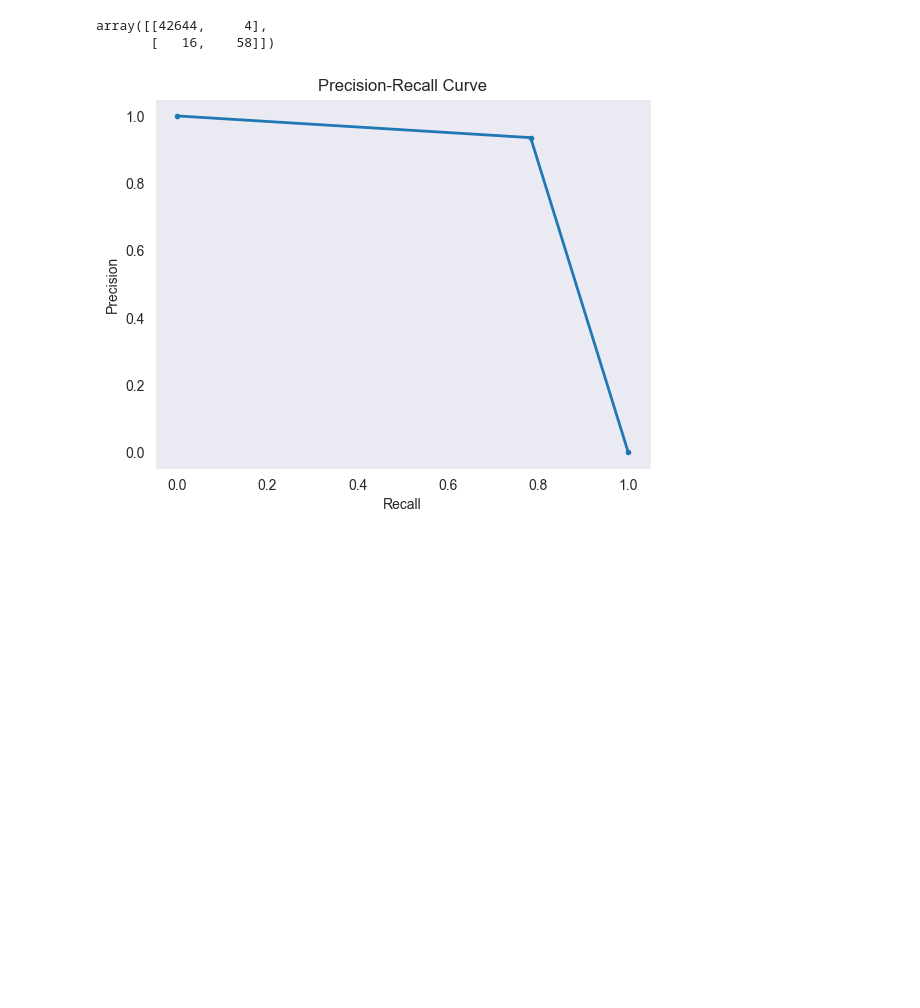
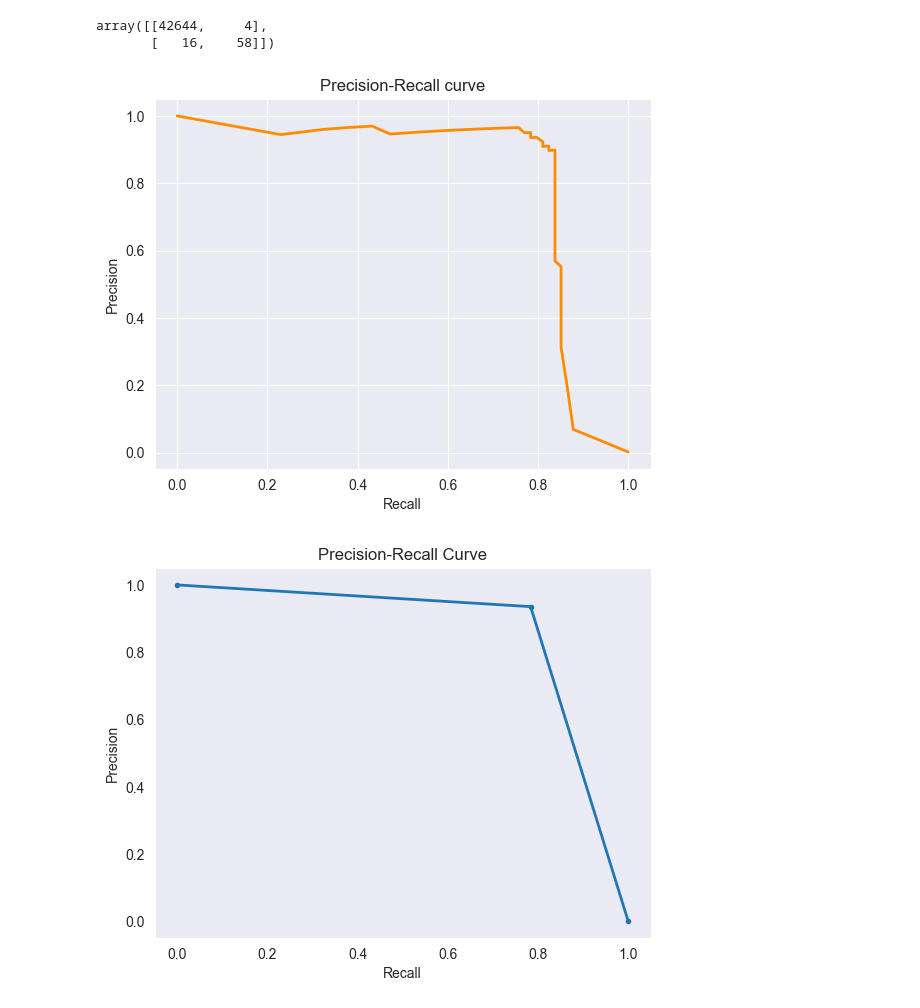
Before and after one commit to lukaszykw/IntroductionToMachineLearning-Project1, a Jupyter notebook: budowa_krok_3_4.ipynb, the cells around one changed output. Saved outputs shown, nothing was run; the diff lists cells and outputs as text; code cells hidden in the pictures; blank space fills up the shorter version.

```diff
--- a/budowa_krok_3_4.ipynb
+++ b/budowa_krok_3_4.ipynb
@@ -708,6 +722,10 @@ confusion_matrix(y_test, y_pred)
 # %% [output]
 array([[42644,     4],
        [   16,    58]])
+# %%
+plot_precision_recall_curve(ext_clf, X_test, y_test)
+# %% [output]
+[figure, added]
 # %%
 from sklearn.metrics import precision_recall_curve
 
```
Also changed, not shown: parts of 5 cells of this notebook.
